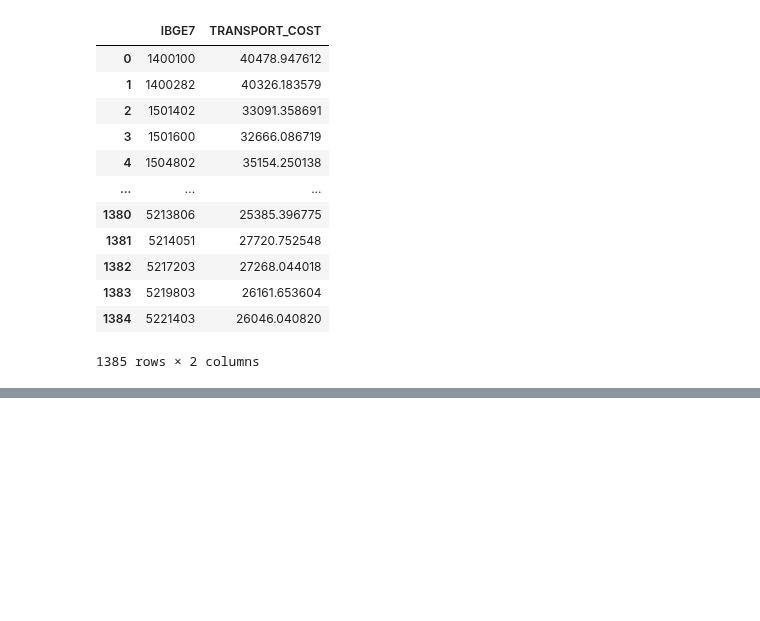
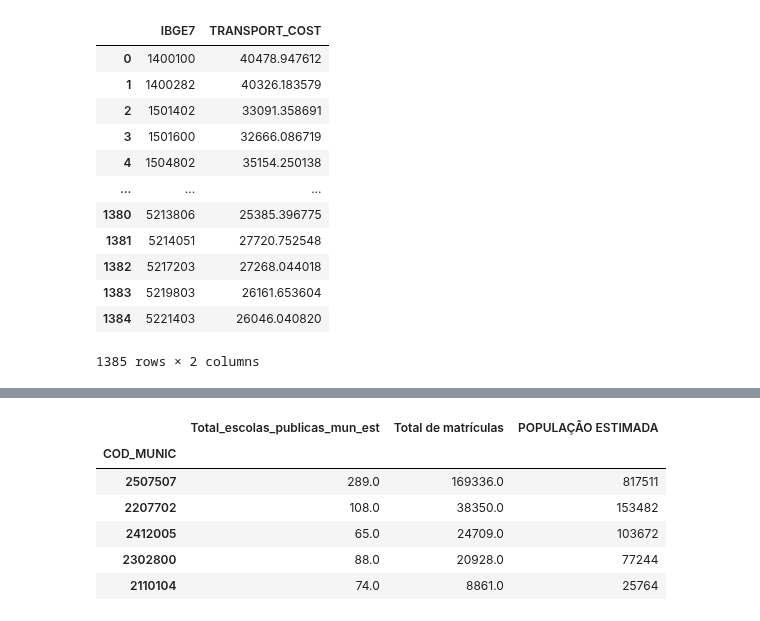
Before and after one commit to caiosoter/BCG2023, a Jupyter notebook: Notebooks/ColetaDosDados.ipynb, the cells around one changed output, grey strips where cells are left out. Saved outputs shown, nothing was run; the diff lists cells and outputs as text; code cells hidden in the pictures; blank space fills up the shorter version.

```diff
--- a/Notebooks/ColetaDosDados.ipynb
+++ b/Notebooks/ColetaDosDados.ipynb
@@ -289,0 +417,4 @@ trans.to_csv('../Dados/Views/custo_de_transporte.csv')
+# %%
+resultado = censo_2020_ne["POPULAÇÃO ESTIMADA"].str.split("(").to_frame()
+index = resultado.dropna().index
+valores = [i[0] for i in resultado.dropna()["POPULAÇÃO ESTIMADA"]]
@@ -289,0 +441,10 @@ trans.to_csv('../Dados/Views/custo_de_transporte.csv')
+# %%
+df_edu_2020.head()
+# %% [output]
+|  | Total_escolas_publicas_mun_est | Total de matrículas | POPULAÇÃO ESTIMADA |
+| COD_MUNIC |  |  |  |
+| 2507507 | 289.0 | 169336.0 | 817511 |
+| 2207702 | 108.0 | 38350.0 | 153482 |
+| 2412005 | 65.0 | 24709.0 | 103672 |
+| 2302800 | 88.0 | 20928.0 | 77244 |
+| 2110104 | 74.0 | 8861.0 | 25764 |
```
Also changed, not shown: parts of 32 cells of this notebook, 2 other files.
